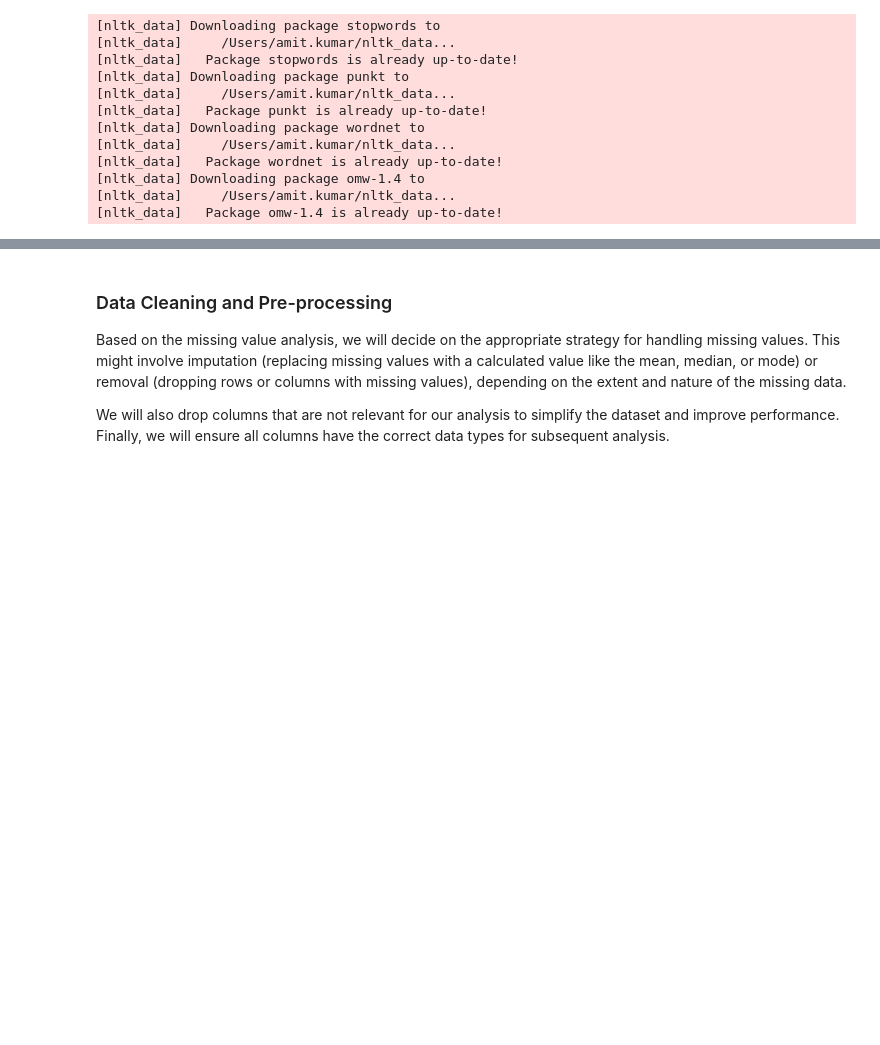
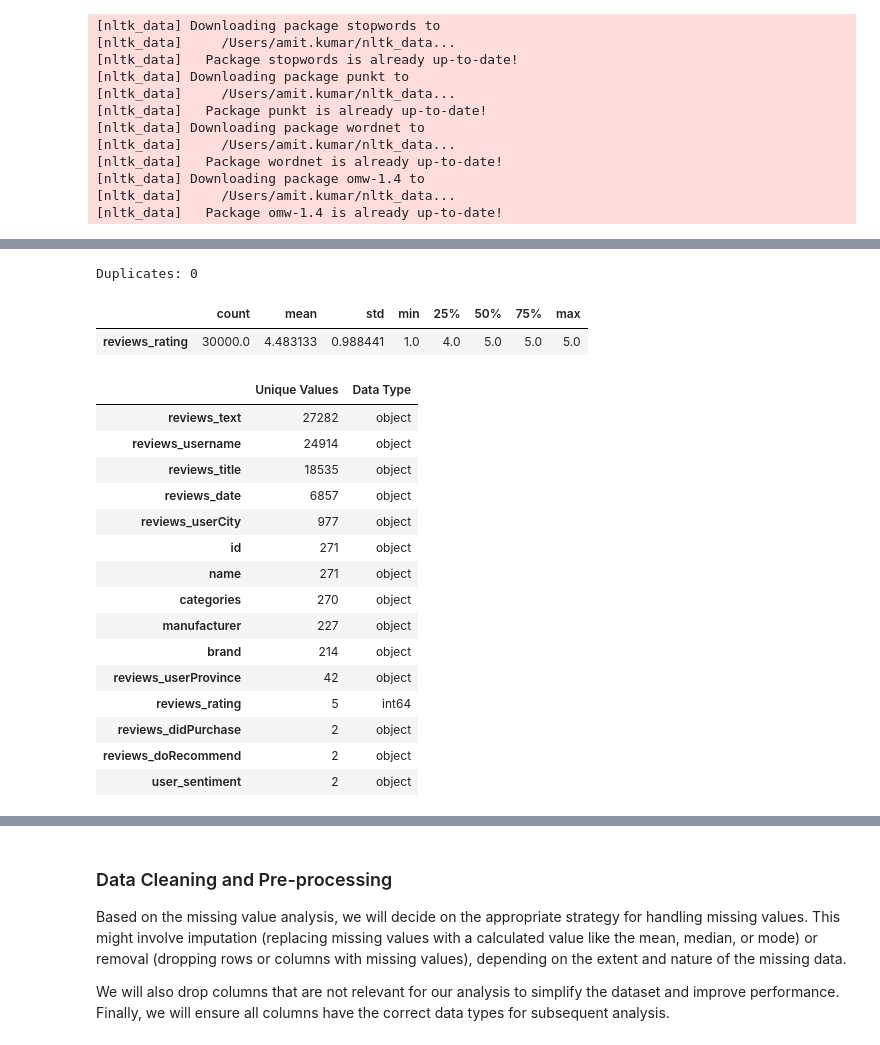
Before and after one commit to amitkmrjha/sentiment-based-recommendation-system, a Jupyter notebook: sentiment-based-recommendation-system.ipynb, the cells around one changed output, grey strips where cells are left out. Saved outputs shown, nothing was run; the diff lists cells and outputs as text; code cells hidden in the pictures; blank space fills up the shorter version.

```diff
--- a/sentiment-based-recommendation-system.ipynb
+++ b/sentiment-based-recommendation-system.ipynb
@@ -108,0 +239,28 @@ dtype: int64
+# %%
+print("Duplicates:", duplicate_summary(df))
+# %% [output]
+Duplicates: 0
+# %%
+display(numerical_summary(df))
+# %% [output]
+|  | count | mean | std | min | 25% | 50% | 75% | max |
+| reviews_rating | 30000.0 | 4.483133 | 0.988441 | 1.0 | 4.0 | 5.0 | 5.0 | 5.0 |
+# %%
+display(unique_value_summary(df))
+# %% [output]
+|  | Unique Values | Data Type |
+| reviews_text | 27282 | object |
+| reviews_username | 24914 | object |
+| reviews_title | 18535 | object |
+| reviews_date | 6857 | object |
+| reviews_userCity | 977 | object |
+| id | 271 | object |
+| name | 271 | object |
+| categories | 270 | object |
+| manufacturer | 227 | object |
+| brand | 214 | object |
+| reviews_userProvince | 42 | object |
+| reviews_rating | 5 | int64 |
+| reviews_didPurchase | 2 | object |
+| reviews_doRecommend | 2 | object |
+| user_sentiment | 2 | object |
```
Also changed, not shown: parts of 16 cells of this notebook, 4 other files.
